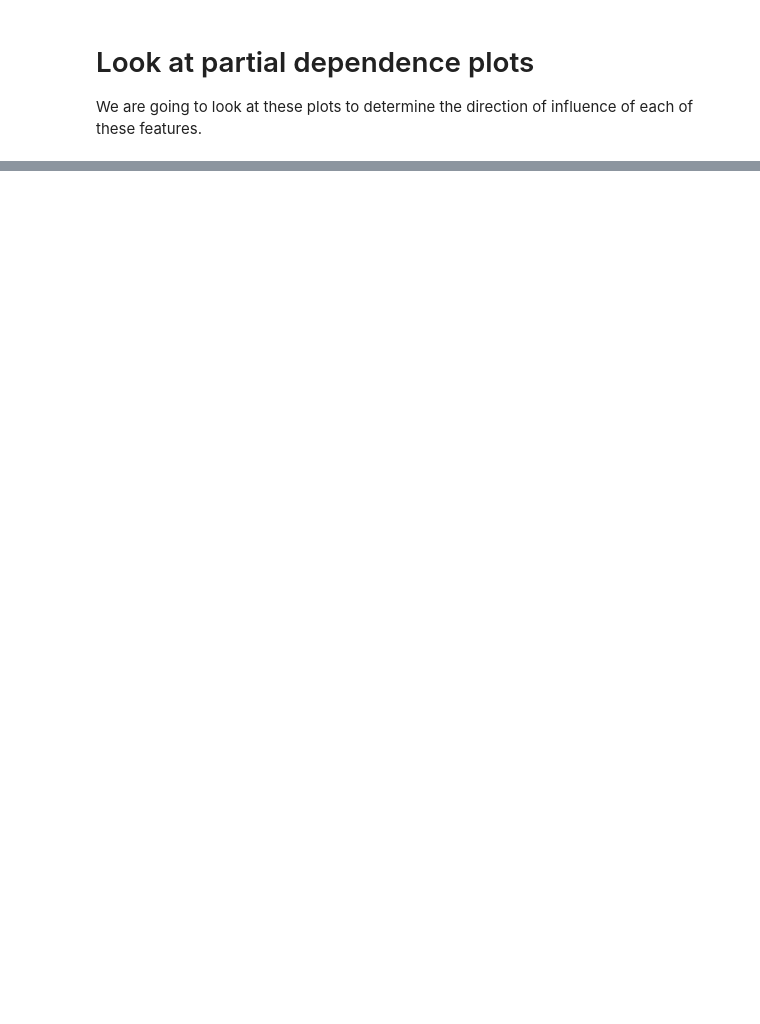
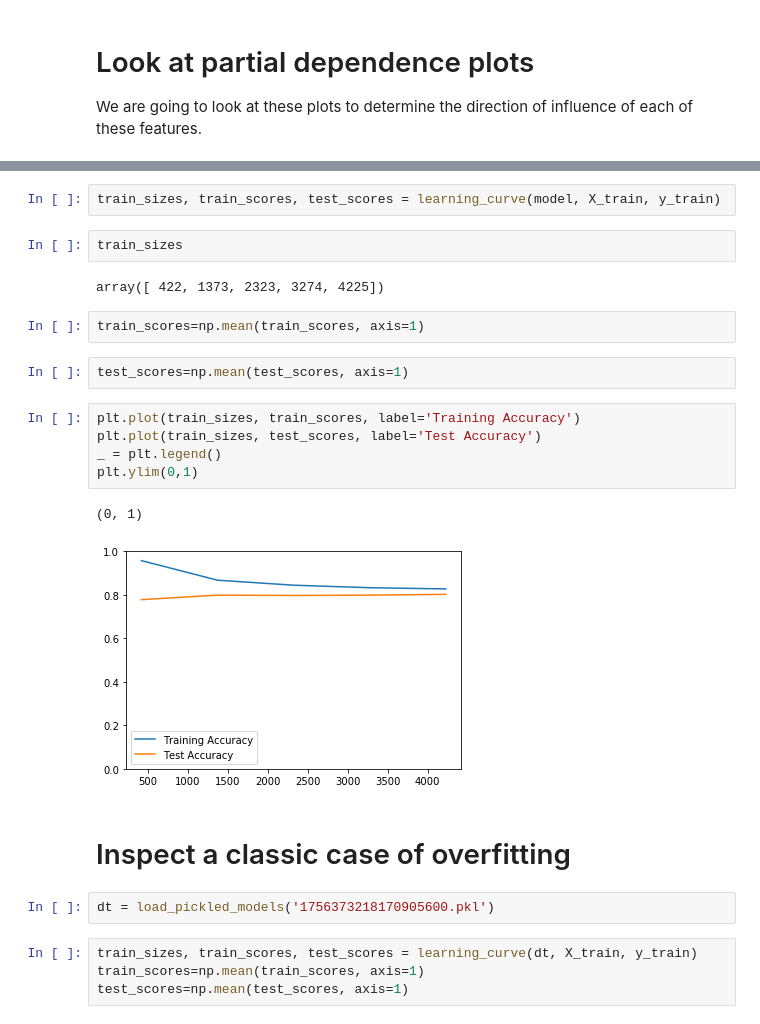
Before and after one commit to daanishrasheed/churn-model, a Jupyter notebook: notebooks/05. Training Different Models.ipynb, the cells around one changed output, grey strips where cells are left out. Drawn from its saved outputs; the diff is of its cells as text; blank space fills up the shorter version.

```diff
--- a/notebooks/05. Training Different Models.ipynb
+++ b/notebooks/05. Training Different Models.ipynb
@@ -177,0 +187,26 @@ for col, _ in most_important_features[:7]:
+# %%
+train_sizes, train_scores, test_scores = learning_curve(model, X_train, y_train)
+# %%
+train_sizes
+# %% [output]
+array([ 422, 1373, 2323, 3274, 4225])
+# %%
+train_scores=np.mean(train_scores, axis=1)
+# %%
+test_scores=np.mean(test_scores, axis=1)
+# %%
+plt.plot(train_sizes, train_scores, label='Training Accuracy')
+plt.plot(train_sizes, test_scores, label='Test Accuracy')
+_ = plt.legend()
+plt.ylim(0,1)
+# %% [output]
+(0, 1)
+[figure, added]
+# %% [markdown]
+# Inspect a classic case of overfitting
+# %%
+dt = load_pickled_models('1756373218170905600.pkl')
+# %%
+train_sizes, train_scores, test_scores = learning_curve(dt, X_train, y_train)
+train_scores=np.mean(train_scores, axis=1)
+test_scores=np.mean(test_scores, axis=1)
```
Also changed, not shown: parts of 8 cells of this notebook, 1 other file.
